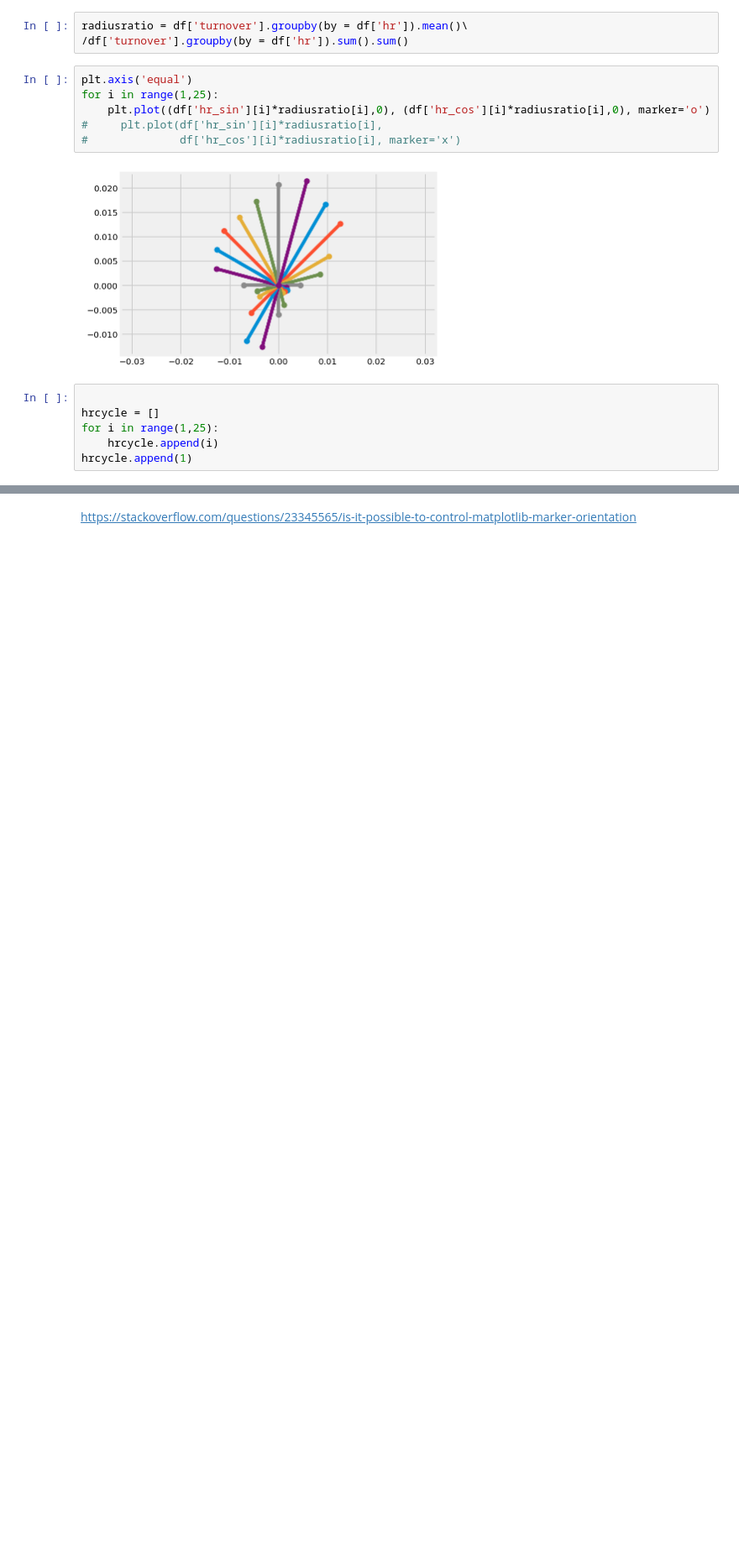
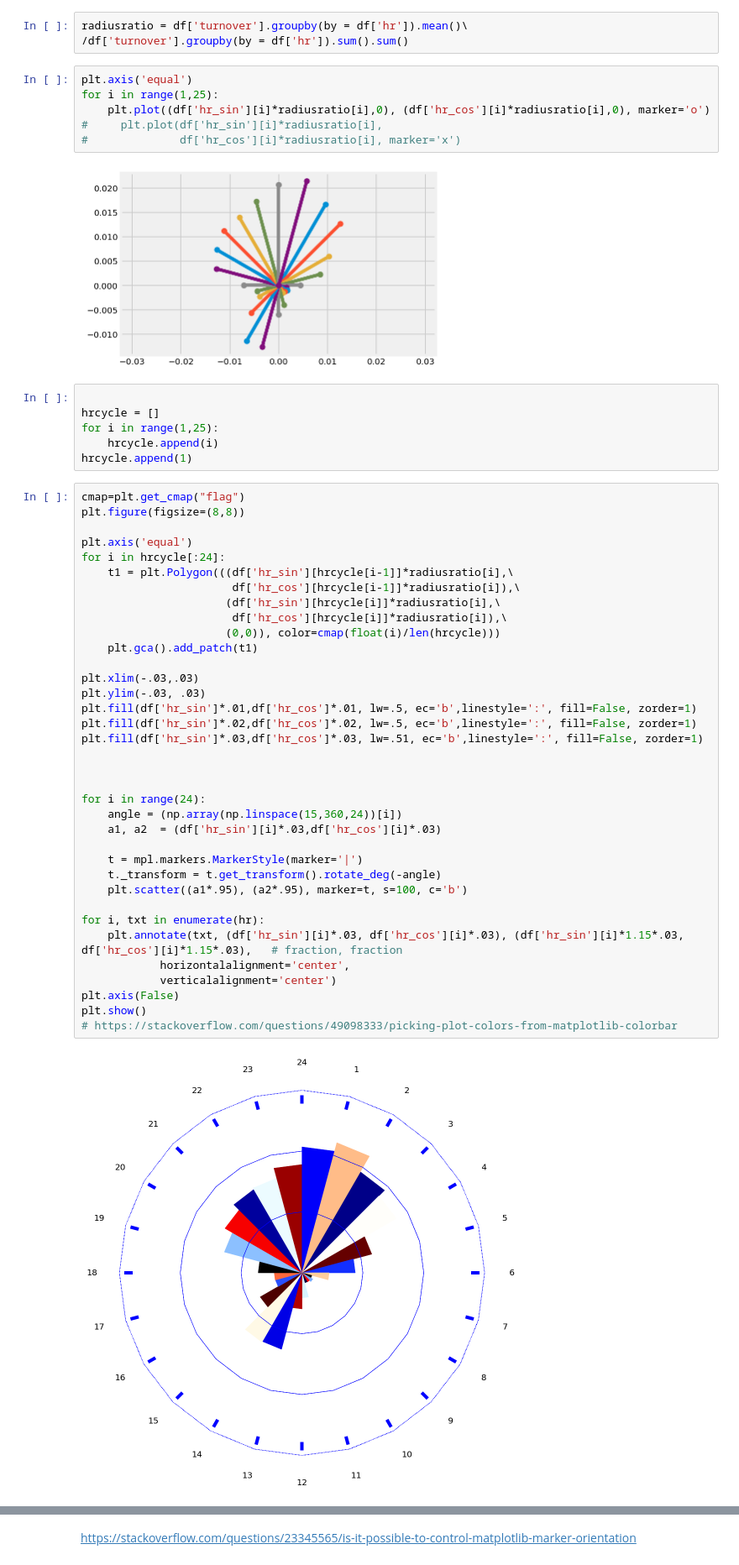
Before and after one commit to MaartenKool/CookBooks, a Jupyter notebook: cyclical.ipynb, the cells around one changed output, grey strips where cells are left out. Shown at 84% size. Drawn from its saved outputs; the diff is of its cells as text; blank space fills up the shorter version.

```diff
--- a/cyclical.ipynb
+++ b/cyclical.ipynb
@@ -298,4 +298,42 @@ hrcycle = []
 for i in range(1,25):
     hrcycle.append(i)
 hrcycle.append(1)
+# %%
+cmap=plt.get_cmap("flag")
+plt.figure(figsize=(8,8))
+
+plt.axis('equal')
+for i in hrcycle[:24]:
+    t1 = plt.Polygon(((df['hr_sin'][hrcycle[i-1]]*radiusratio[i],\
+                       df['hr_cos'][hrcycle[i-1]]*radiusratio[i]),\
+                      (df['hr_sin'][hrcycle[i]]*radiusratio[i],\
+                       df['hr_cos'][hrcycle[i]]*radiusratio[i]),\
+                      (0,0)), color=cmap(float(i)/len(hrcycle)))
+    plt.gca().add_patch(t1)
+
+plt.xlim(-.03,.03)
+plt.ylim(-.03, .03)
+plt.fill(df['hr_sin']*.01,df['hr_cos']*.01, lw=.5, ec='b',linestyle=':', fill=False, zorder=1)
+plt.fill(df['hr_sin']*.02,df['hr_cos']*.02, lw=.5, ec='b',linestyle=':', fill=False, zorder=1)
+plt.fill(df['hr_sin']*.03,df['hr_cos']*.03, lw=.51, ec='b',linestyle=':', fill=False, zorder=1)
+
+
+
+for i in range(24):
+    angle = (np.array(np.linspace(15,360,24))[i])
+    a1, a2  = (df['hr_sin'][i]*.03,df['hr_cos'][i]*.03)
+
+    t = mpl.markers.MarkerStyle(marker='|')
+    t._transform = t.get_transform().rotate_deg(-angle)
+    plt.scatter((a1*.95), (a2*.95), marker=t, s=100, c='b')
+
+for i, txt in enumerate(hr):
+    plt.annotate(txt, (df['hr_sin'][i]*.03, df['hr_cos'][i]*.03), (df['hr_sin'][i]*1.15*.03, df['hr_cos'][i]*1.15*.03),   # fraction, fraction
+            horizontalalignment='center',
+            verticalalignment='center')
+plt.axis(False)
+plt.show()
+# https://stackoverflow.com/questions/49098333/picking-plot-colors-from-matplotlib-colorbar
+# %% [output]
+[figure, added]
 # %%
```
Also changed, not shown: parts of 4 cells of this notebook.
